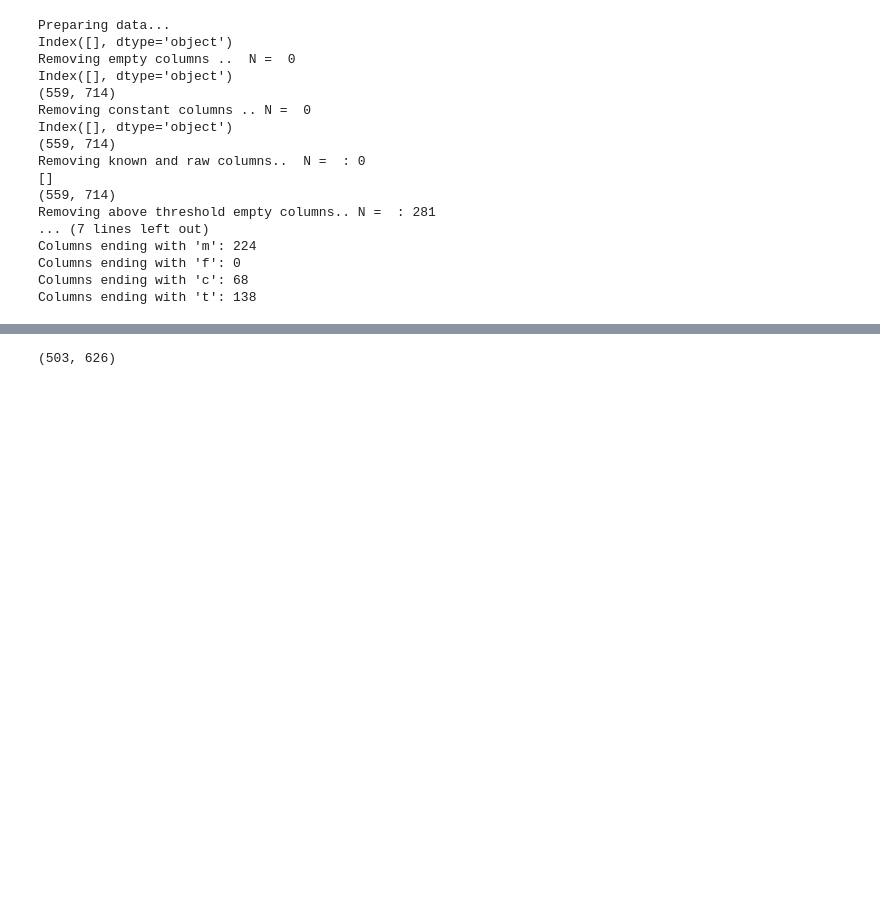
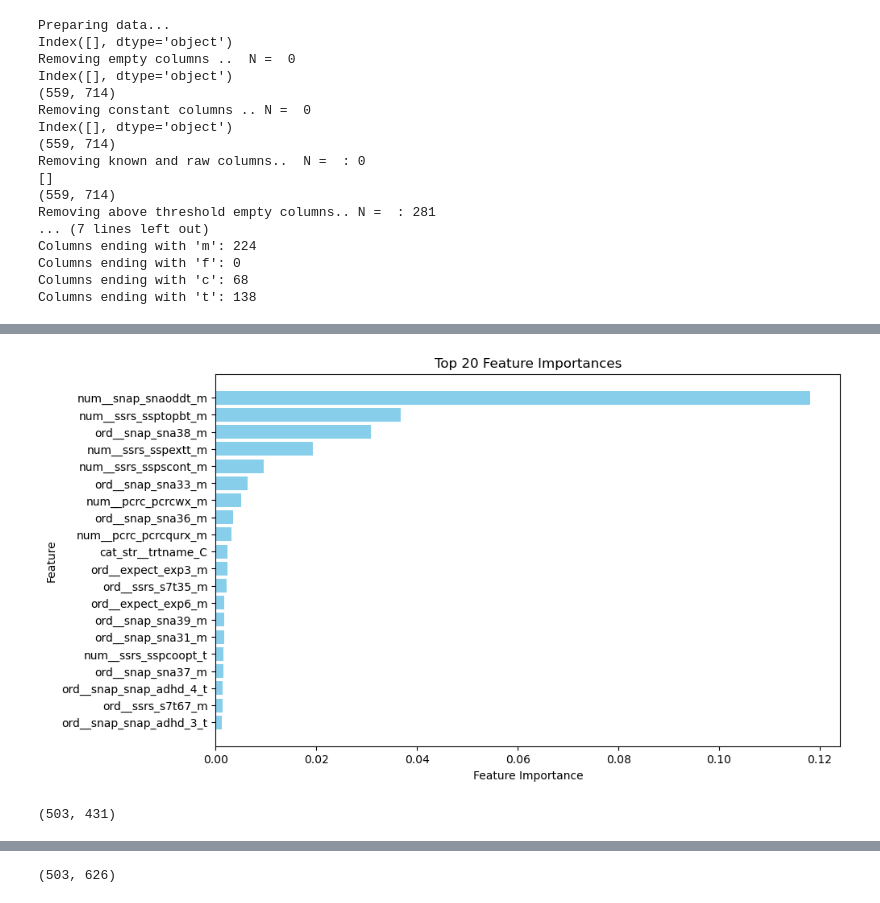
Before and after one commit to ALINA991/ADHD_fMRI, a Jupyter notebook: MTA/permutation_analysis.ipynb, the cells around one changed output, grey strips where cells are left out. Saved outputs shown, nothing was run; the diff lists cells and outputs as text; code cells hidden in the pictures; blank space fills up the shorter version.

```diff
--- a/MTA/permutation_analysis.ipynb
+++ b/MTA/permutation_analysis.ipynb
@@ -204,0 +367,10 @@ len(feature_names)
+# %%
+
+# Create final feature importance DataFrame
+fi_df_perm = pd.DataFrame({
+    'feature': all_features,
+    'Mean Weighted Importance': weighted_importances,
+    'Std Weighted Importance': std_importances
+}).sort_values("Mean Weighted Importance", ascending=False)
+
+print(f"\n✅ Final Weighted Permutation Importances Shape: {fi_df.shape}")
@@ -204,0 +391,16 @@ len(feature_names)
+# %%
+top_features = fi_df_perm.head(20)
+
+plt.figure(figsize=(10, 6))
+plt.barh(top_features['feature'], top_features['Mean Weighted Importance'], color='skyblue')
+plt.xlabel("Feature Importance")
+plt.ylabel("Feature")
+plt.title("Top 20 Feature Importances")
+plt.gca().invert_yaxis()  # Invert y-axis to have the most important feature on top
+plt.show()
+# %% [output]
+[figure, added]
+# %%
+df_X.shape
+# %% [output]
+(503, 431)
```
Also changed, not shown: parts of 28 cells of this notebook, 2 other files.
